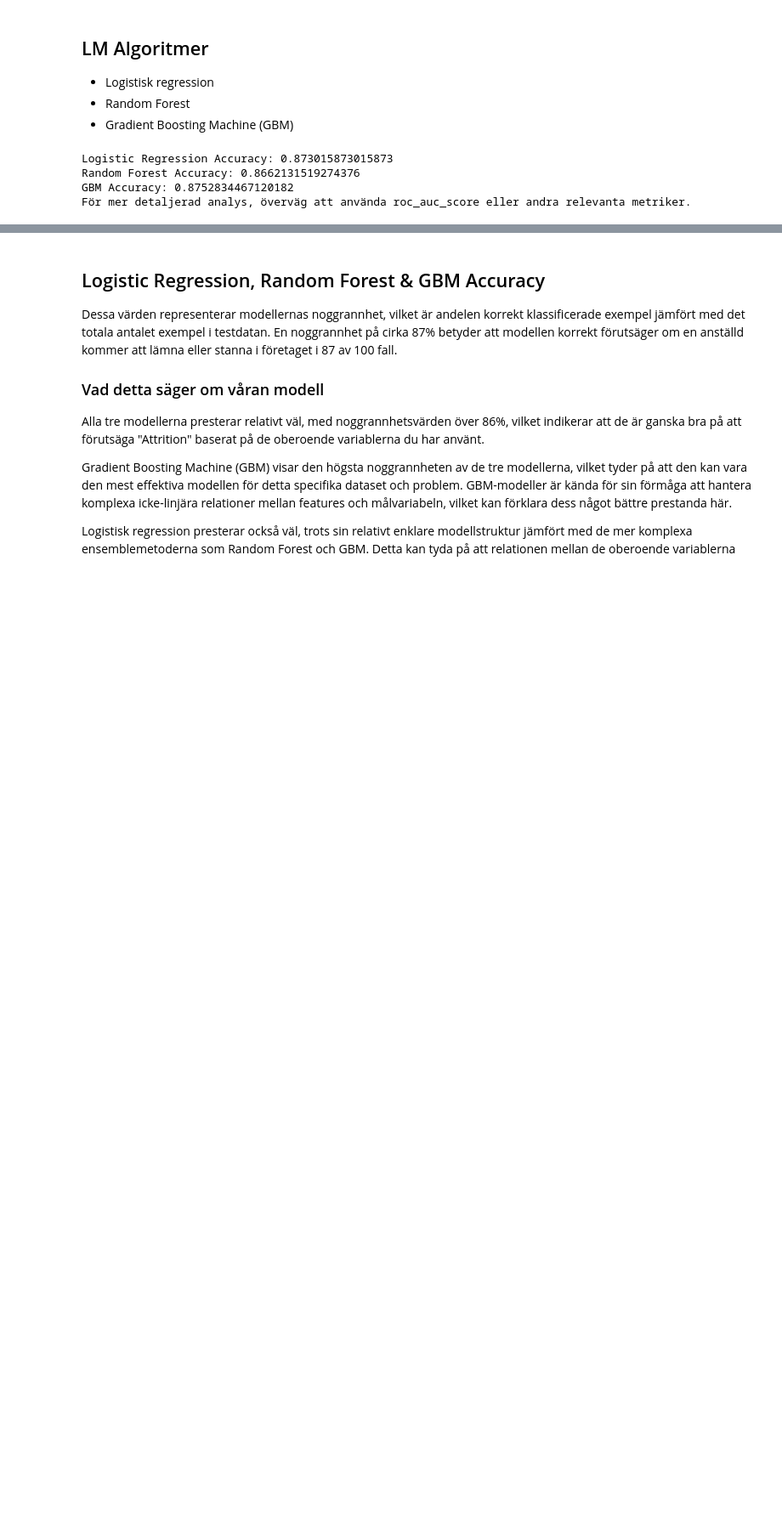
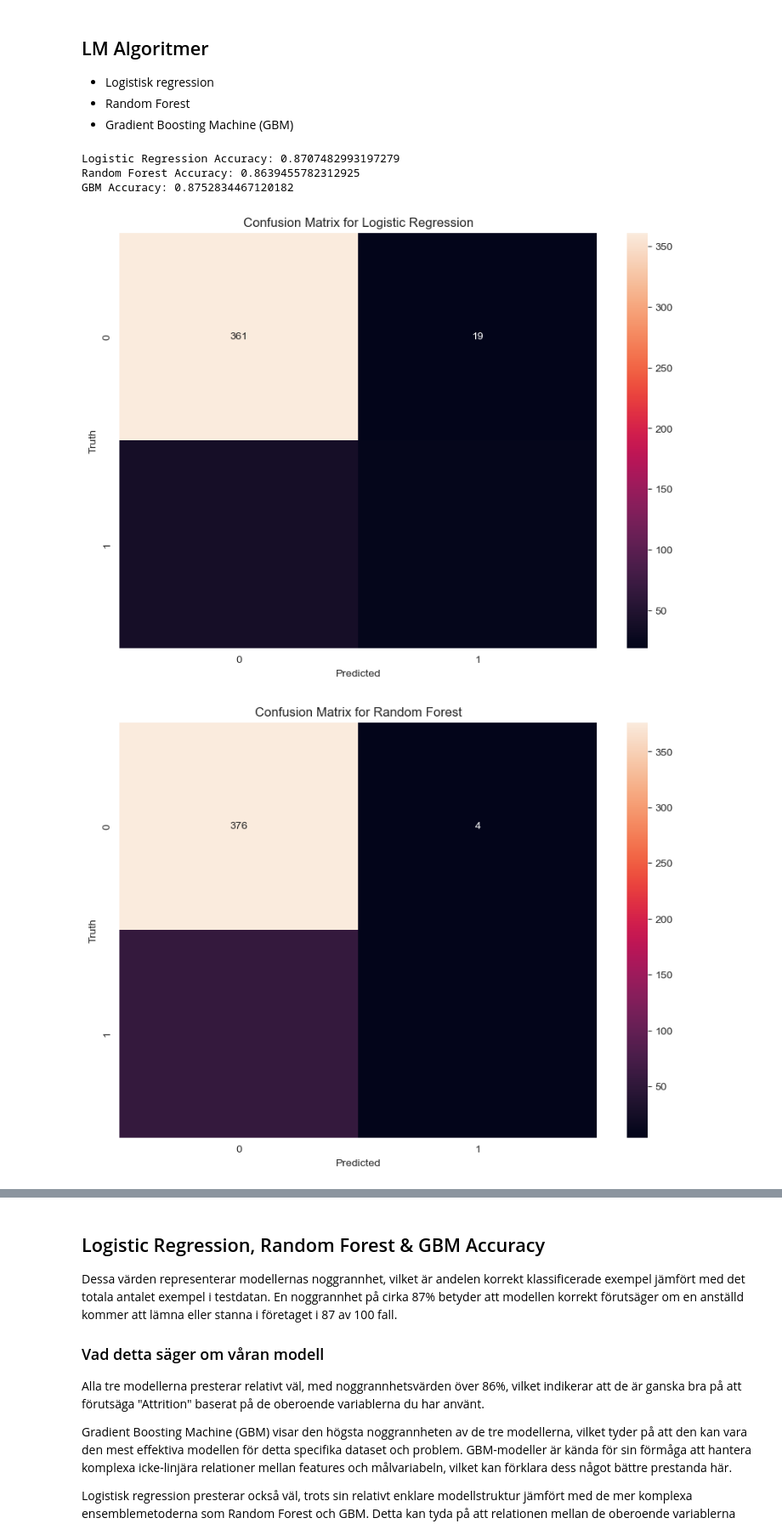
Before and after one commit to CCimen/Martinus, a Jupyter notebook: Laboration_5.ipynb, the cells around one changed output, grey strips where cells are left out. Shown at 85% size. Drawn from its saved outputs; the diff is of its cells as text; code cells hidden in the pictures; blank space fills up the shorter version.

```diff
--- a/Laboration_5.ipynb
+++ b/Laboration_5.ipynb
@@ -575,16 +571,22 @@ from sklearn.preprocessing import StandardScaler, OneHotEncoder
 from sklearn.compose import ColumnTransformer
 from sklearn.pipeline import Pipeline
 from sklearn.impute import SimpleImputer
-from sklearn.metrics import accuracy_score, roc_auc_score
+from sklearn.metrics import accuracy_score, roc_auc_score, confusion_matrix
 from sklearn.linear_model import LogisticRegression
 from sklearn.ensemble import RandomForestClassifier, GradientBoostingClassifier
+from imblearn.over_sampling import SMOTE
 
-# Antag att 'df' är ditt DataFrame och 'Attrition_numeric' är målvariabeln
+
+# Antag att 'df' är ditt DataFrame och 'Attrition' är målvariabeln
 X = df.drop('Attrition', axis=1)
 y = df['Attrition']
 
-# Dela upp datan i tränings- och testset
+# Dela upp datan i tränings- och testset med 70% träningsdata och 30% testdata
 X_train, X_test, y_train, y_test = train_test_split(X, y, test_size=0.3, random_state=42)
+
+# Använd SMOTE för att balansera träningsdatan
+smote = SMOTE(random_state=42)
+X_train_sm, y_train_sm = smote.fit_resample(X_train, y_train)
 
 # Förbered en förbehandlingssteg för numeriska och kategoriska variabler
 numerical_cols = X_train.select_dtypes(include=['int64', 'float64']).columns
@@ -599,44 +601,72 @@ categorical_transformer = Pipeline(steps=[
     ('imputer', SimpleImputer(strategy='most_frequent')),
     ('onehot', OneHotEncoder(handle_unknown='ignore'))])
 
 preprocessor = ColumnTransformer(
     transformers=[
         ('num', numerical_transformer, numerical_cols),
         ('cat', categorical_transformer, categorical_cols)])
 
-# Definiera modeller
-logreg = LogisticRegression(max_iter=1000)
-rf = RandomForestClassifier(n_estimators=100, random_state=42)
+# Definiera modeller med justerade klassvikter för obalanserade data
+logreg = LogisticRegression(max_iter=1000, class_weight='balanced')
+rf = RandomForestClassifier(n_estimators=100, random_state=42, class_weight='balanced')
 gbm = GradientBoostingClassifier(n_estimators=100, random_state=42)
 
 # Skapa pipelines för varje modell
 logreg_pipeline = Pipeline(steps=[('preprocessor', preprocessor),
                                    ('classifier', logreg)])
 
 rf_pipeline = Pipeline(steps=[('preprocessor', preprocessor),
                               ('classifier', rf)])
 
 gbm_pipeline = Pipeline(steps=[('preprocessor', preprocessor),
                                ('classifier', gbm)])
 
-# Träna modeller
-logreg_pipeline.fit(X_train, y_train)
-rf_pipeline.fit(X_train, y_train)
-gbm_pipeline.fit(X_train, y_train)
+# Träna modeller med balanserad data
+logreg_pipeline.fit(X_train_sm, y_train_sm)
+rf_pipeline.fit(X_train_sm, y_train_sm)
+gbm_pipeline.fit(X_train_sm, y_train_sm)
 
 # Gör förutsägelser
 y_pred_logreg = logreg_pipeline.predict(X_test)
 y_pred_rf = rf_pipeline.predict(X_test)
 y_pred_gbm = gbm_pipeline.predict(X_test)
 
 # Utvärdera modeller
-print("Logistic Regression Accuracy:", accuracy_score(y_test, y_pred_logreg))
-print("Random Forest Accuracy:", accuracy_score(y_test, y_pred_rf))
-print("GBM Accuracy:", accuracy_score(y_test, y_pred_gbm))
+logreg_accuracy = accuracy_score(y_test, y_pred_logreg)
+rf_accuracy = accuracy_score(y_test, y_pred_rf)
+gbm_accuracy = accuracy_score(y_test, y_pred_gbm)
 
-print("För mer detaljerad analys, överväg att använda roc_auc_score eller andra relevanta metriker.")
+print("Logistic Regression Accuracy:", logreg_accuracy)
+print("Random Forest Accuracy:", rf_accuracy)
+print("GBM Accuracy:", gbm_accuracy)
+
+# Plotta modellernas noggrannhet
+model_names = ['Logistic Regression', 'Random Forest', 'GBM']
+accuracies = [logreg_accuracy, rf_accuracy, gbm_accuracy]
+
+plt.figure(figsize=(10, 6))
+plt.bar(model_names, accuracies, color=['blue', 'green', 'orange'])
+plt.ylim(0, 1)
+plt.xlabel('Modeller')
+plt.ylabel('Noggrannhet')
+plt.title('Modellernas Noggrannhet')
+plt.show()
+
+# Skapa och visualisera confusion matrix för varje modell
+models = ['Logistic Regression', 'Random Forest', 'GBM']
+y_preds = [y_pred_logreg, y_pred_rf, y_pred_gbm]
+
+for model, y_pred in zip(models, y_preds):
+    cm = confusion_matrix(y_test, y_pred)
+    plt.figure(figsize=(10,7))
+    sns.heatmap(cm, annot=True, fmt='d')
+    plt.title(f'Confusion Matrix for {model}')
+    plt.xlabel('Predicted')
+    plt.ylabel('Truth')
+    plt.show()
 # %% [output]
-Logistic Regression Accuracy: 0.873015873015873
-Random Forest Accuracy: 0.8662131519274376
+Logistic Regression Accuracy: 0.8707482993197279
+Random Forest Accuracy: 0.8639455782312925
 GBM Accuracy: 0.8752834467120182
-För mer detaljerad analys, överväg att använda roc_auc_score eller andra relevanta metriker.
+[figure, added]
+[figure, added]
```
Also changed, not shown: parts of 2 cells of this notebook.
